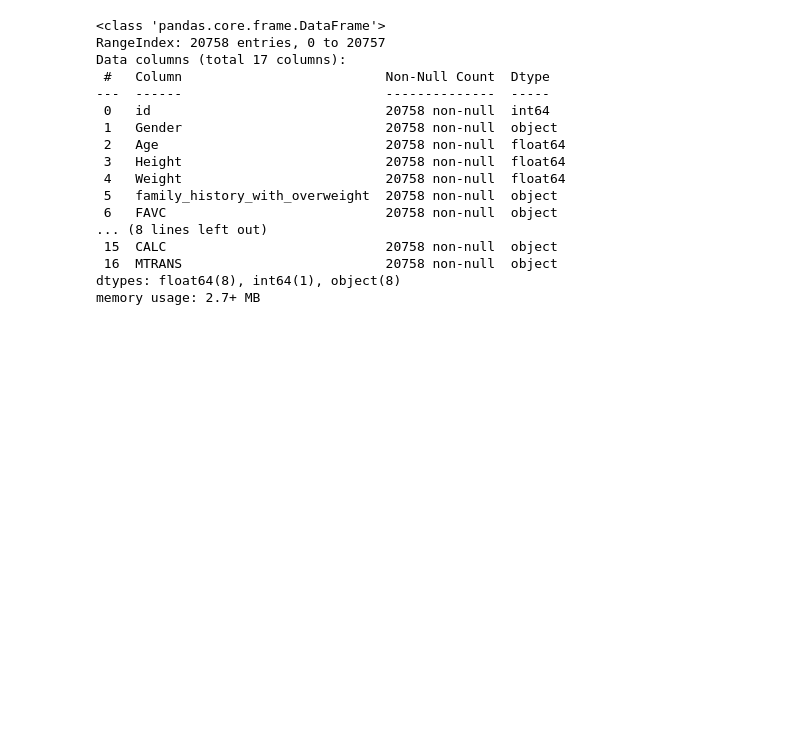
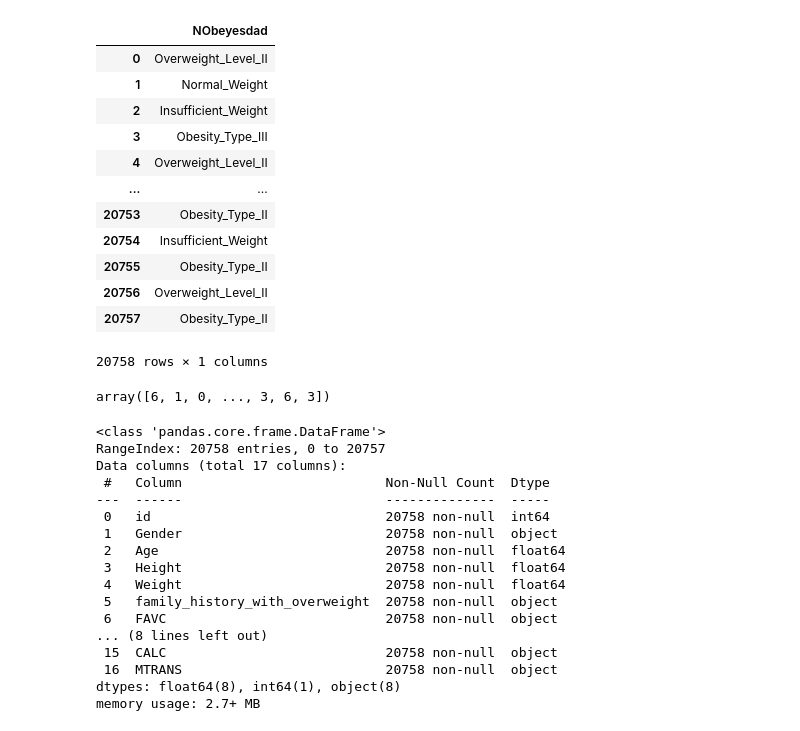
Before and after one commit to grey0720/kaggle, a Jupyter notebook: Kaggle_MultiClass/MultiClass.ipynb, the cells around one changed output. Drawn from its saved outputs; the diff is of its cells as text; code cells hidden in the pictures; blank space fills up the shorter version.

```diff
--- a/Kaggle_MultiClass/MultiClass.ipynb
+++ b/Kaggle_MultiClass/MultiClass.ipynb
@@ -9,11 +9,30 @@ test_df = pd.read_csv('./test.csv')
 target = train_df[['NObeyesdad']]
 train_df.drop(['NObeyesdad'], axis = 1, inplace = True)
+# %%
+target
+# %% [output]
+|  | NObeyesdad |
+| 0 | Overweight_Level_II |
+| 1 | Normal_Weight |
+| 2 | Insufficient_Weight |
+| 3 | Obesity_Type_III |
+| 4 | Overweight_Level_II |
+| ... | ... |
+| 20753 | Obesity_Type_II |
+| 20754 | Insufficient_Weight |
+| 20755 | Obesity_Type_II |
+| 20756 | Overweight_Level_II |
+| 20757 | Obesity_Type_II |
+20758 rows × 1 columns
 # %%
-from sklearn.preprocessing import OrdinalEncoder
+from sklearn.preprocessing import LabelEncoder
 
-encode = OrdinalEncoder()
+encode = LabelEncoder()
 target = encode.fit_transform(target)
 target = target.astype(int).flatten()
+target
+# %% [output]
+array([6, 1, 0, ..., 3, 6, 3])
 # %%
 train_df.info()
 # %% [output]
```
Also changed, not shown: parts of 15 cells of this notebook, 3 other files.
